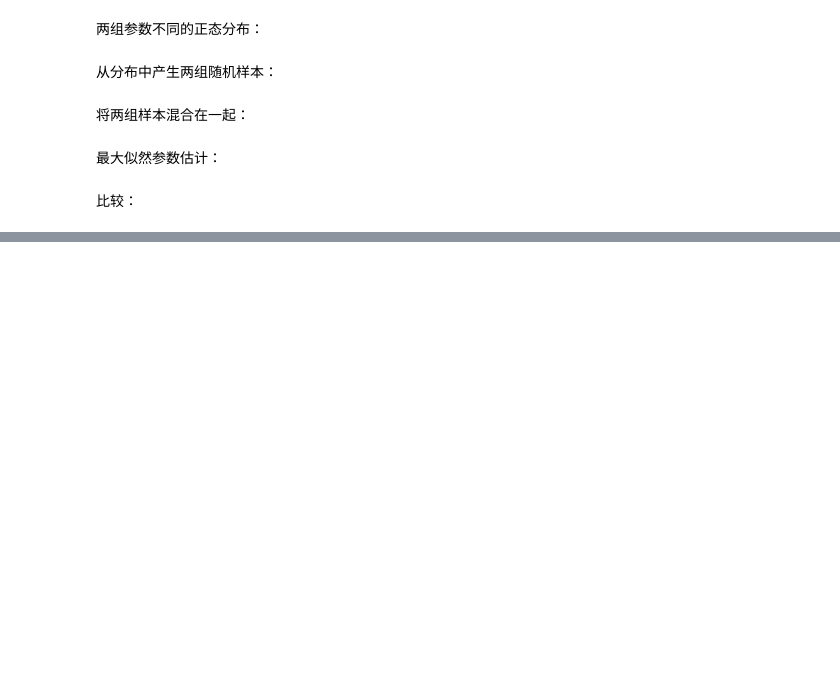
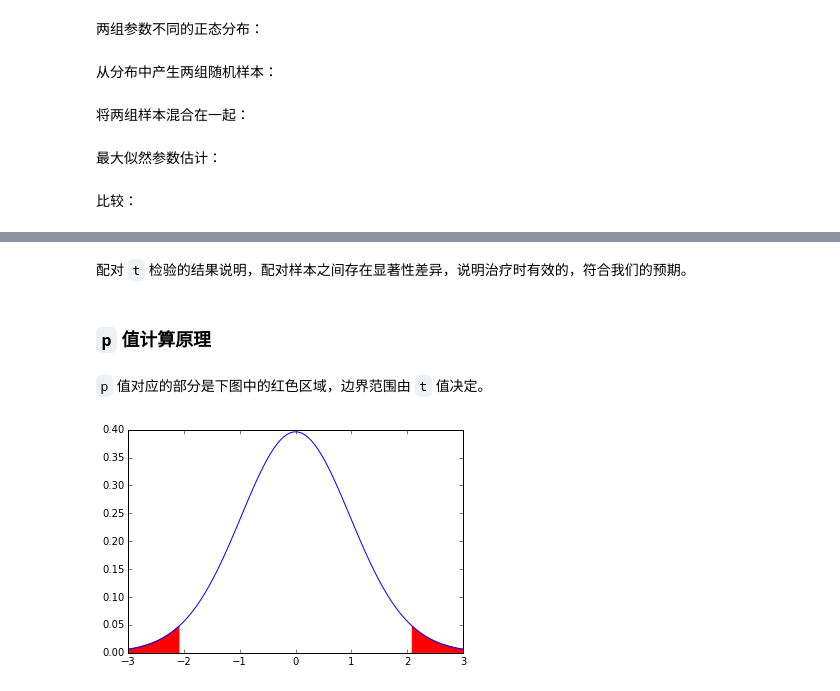
Before and after one commit to xiangliTHU/python-tutorial, a Jupyter notebook: 04. scipy/04.03 statistics with scipy.ipynb, the cells around one changed output, grey strips where cells are left out. Saved outputs shown, nothing was run; the diff lists cells and outputs as text; code cells hidden in the pictures; blank space fills up the shorter version.

```diff
--- a/04. scipy/04.03 statistics with scipy.ipynb
+++ b/04. scipy/04.03 statistics with scipy.ipynb
@@ -336,6 +336,6 @@ plot(x, n2.pdf(x), 'r-')
 # %%
-t, p = ttest_ind(n1_samples, n2_samples)
+t_val, p = ttest_ind(n1_samples, n2_samples)
 
-print 't = {}'.format(t)
+print 't = {}'.format(t_val)
 print 'p-value = {}'.format(p)
 # %% [output]
@@ -343,0 +403,17 @@ p-value = 0.00242411408855
+# %% [markdown]
+配对 `t` 检验的结果说明，配对样本之间存在显著性差异，说明治疗时有效的，符合我们的预期。
+# %% [markdown]
+### `p` 值计算原理
+# %% [markdown]
+`p` 值对应的部分是下图中的红色区域，边界范围由 `t` 值决定。
+# %%
+my_t = t(pop_size) # 传入参数为自由度，这里自由度为50
+
+p = plot(x, my_t.pdf(x), 'b-')
+lower_x = x[x<= -abs(t_val)]
+upper_x = x[x>= abs(t_val)]
+
+p = fill_between(lower_x, my_t.pdf(lower_x), color='red')
+p = fill_between(upper_x, my_t.pdf(upper_x), color='red')
+# %% [output]
+[figure, added]
```
Also changed, not shown: parts of 25 cells of this notebook.
